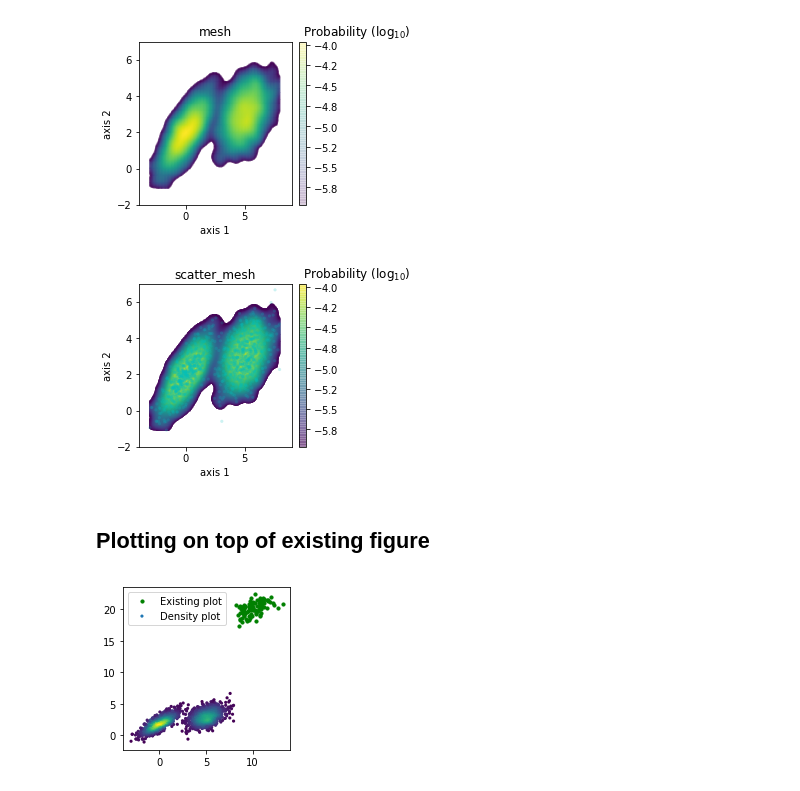
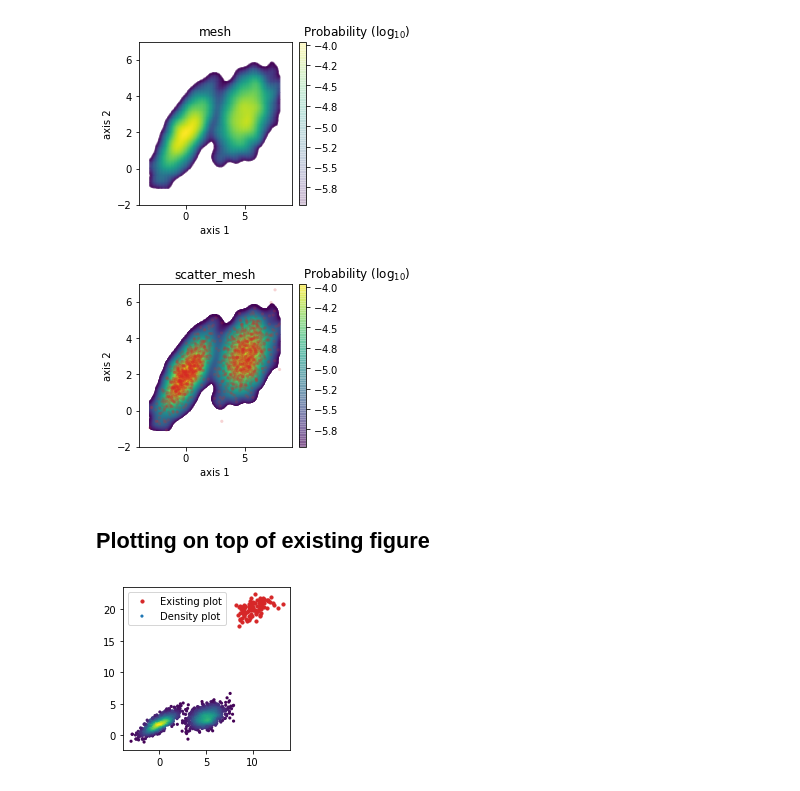
Before and after one commit to xuesoso/DensityPlot, a Jupyter notebook: tutorial.ipynb, the cells around one changed output. Drawn from its saved outputs; the diff is of its cells as text; code cells hidden in the pictures.

```diff
--- a/tutorial.ipynb
+++ b/tutorial.ipynb
@@ -105,16 +114,16 @@ fig, ax = density2d(combined, alpha=0.1, title='mesh', xlabel='axis 1',
 # %%
 fig, ax = density2d(combined, alpha=0.3, title='scatter_mesh', xlabel='axis 1',
                     xlim=(-4, 9), ylim=(-2, 7), s=10, dot_alpha=0.2,
-                    color='c', mesh_order='bottom', ylabel='axis 2', mode='scatter_mesh',
+                    color='C3', mesh_order='bottom', ylabel='axis 2', mode='scatter_mesh',
                     colorbar=True, normed=True, filename='Example_scatter_mesh.png')
 # %% [output]
-[figure, old version]
+[figure, new version]
 # %% [markdown]
 ## Plotting on top of existing figure
 # %%
 fig, ax = plt.subplots(figsize=(3, 3))
-ax.scatter(data3[:, 0], data3[:, 1], s=10, label='Existing plot', color='green');
+ax.scatter(data3[:, 0], data3[:, 1], s=10, label='Existing plot', color='C3');
 density2d(combined, ax=ax, alpha=0.03, s=10, mode='scatter', label='Density plot')
 ax.legend();
 # %% [output]
-[figure, old version]
+[figure, new version]
```
Also changed, not shown: parts of 4 cells of this notebook, 2 other files.
